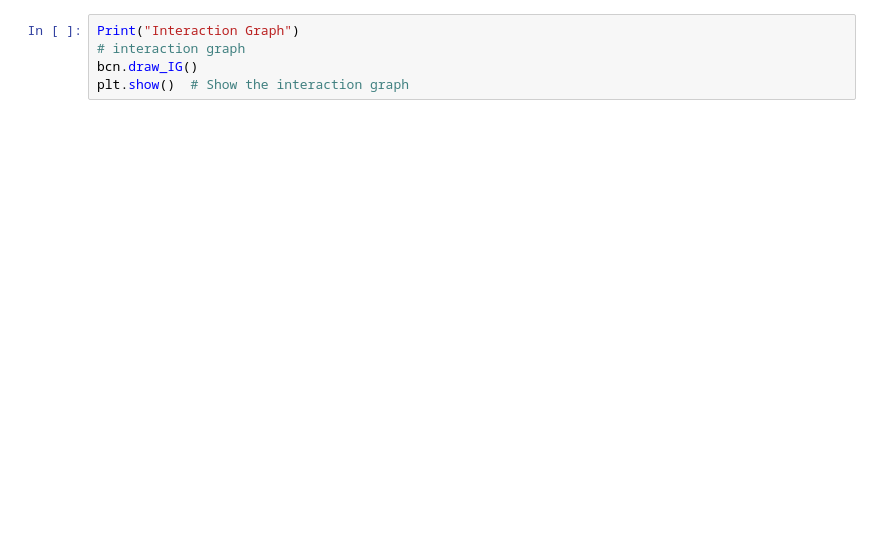
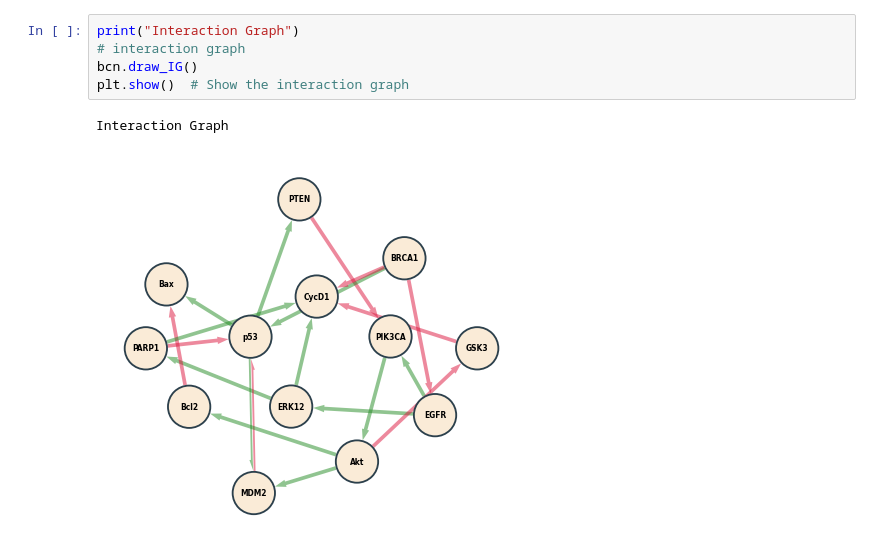
Before and after one commit to Franck-Delaplace/BooN, a Jupyter notebook: Example/breast-cancer-study.ipynb, the cells around one changed output. Saved outputs shown, nothing was run; the diff lists cells and outputs as text; blank space fills up the shorter version.

```diff
--- a/Example/breast-cancer-study.ipynb
+++ b/Example/breast-cancer-study.ipynb
@@ -115,5 +225,8 @@ print(tabulate(actions))
 # %%
-Print("Interaction Graph")
+print("Interaction Graph")
 # interaction graph
 bcn.draw_IG()
 plt.show()  # Show the interaction graph
+# %% [output]
+Interaction Graph
+[figure, added]
```
Also changed, not shown: parts of 17 cells of this notebook, 9 other files.
